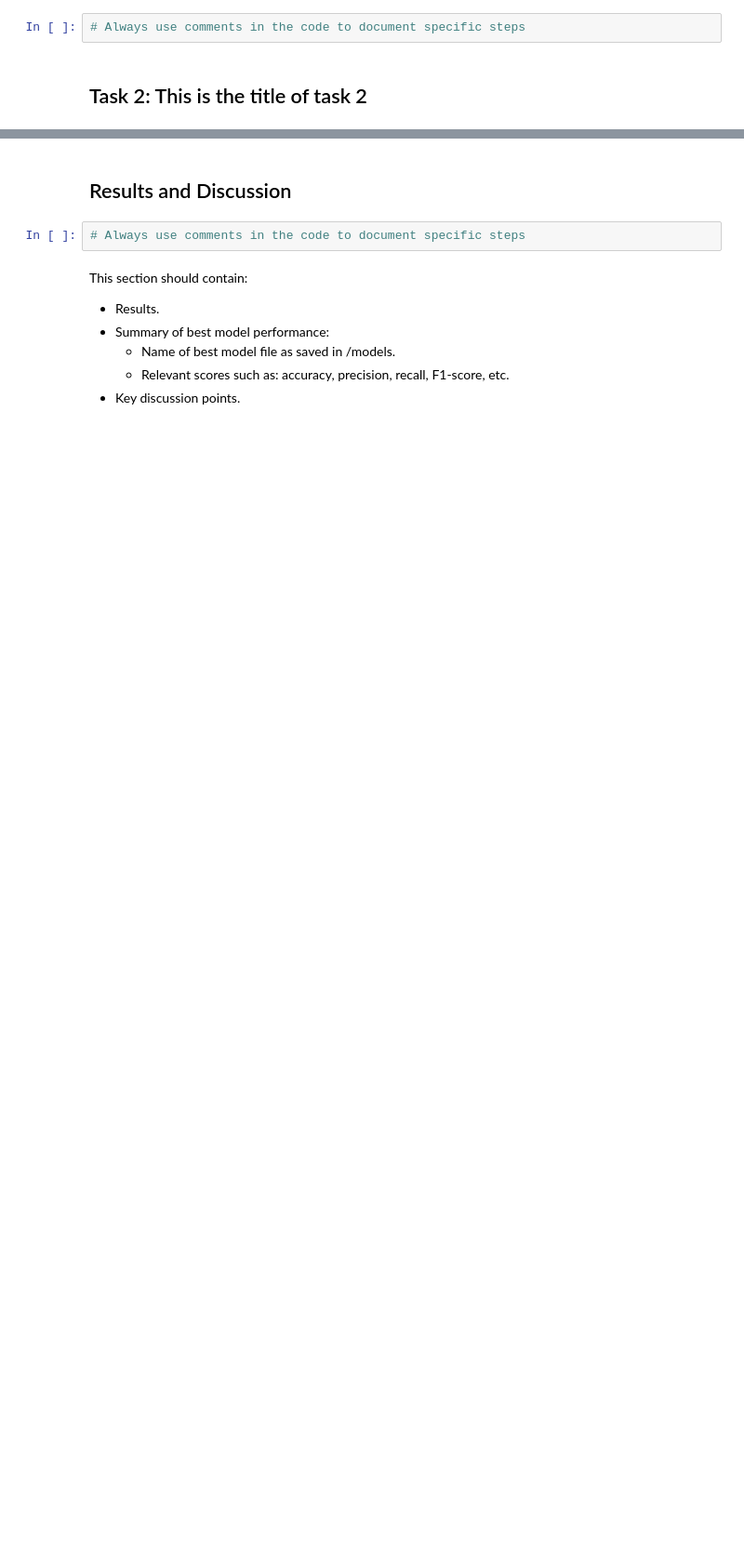
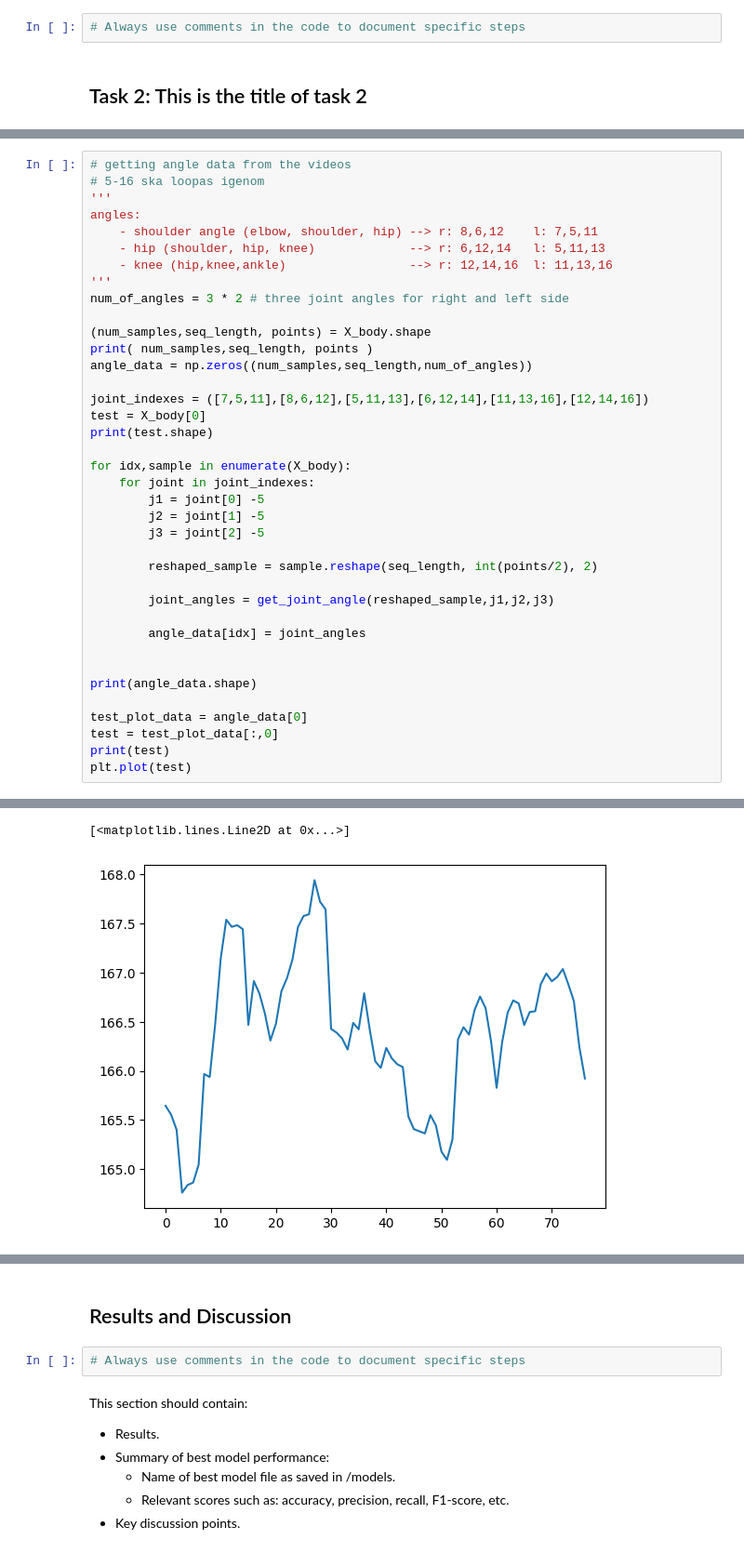
Before and after one commit to linahagberg/Assignment_4_Lina_Ella, a Jupyter notebook: Lina_Ella__assingment4.ipynb, the cells around one changed output, grey strips where cells are left out. Shown: that part at 93% size. Cells and saved outputs as stored; diff of their text form; blank space fills up the shorter version.

```diff
--- a/Lina_Ella__assingment4.ipynb
+++ b/Lina_Ella__assingment4.ipynb
@@ -613,0 +686,39 @@ This section should contain the solution of task 2.
+# %%
+# getting angle data from the videos
+# 5-16 ska loopas igenom
+'''
+angles:
+    - shoulder angle (elbow, shoulder, hip) --> r: 8,6,12    l: 7,5,11
+    - hip (shoulder, hip, knee)             --> r: 6,12,14   l: 5,11,13
+    - knee (hip,knee,ankle)                 --> r: 12,14,16  l: 11,13,16
+'''
+num_of_angles = 3 * 2 # three joint angles for right and left side
+
+(num_samples,seq_length, points) = X_body.shape
+print( num_samples,seq_length, points )
+angle_data = np.zeros((num_samples,seq_length,num_of_angles))
+
+joint_indexes = ([7,5,11],[8,6,12],[5,11,13],[6,12,14],[11,13,16],[12,14,16])
+test = X_body[0]
+print(test.shape)
+
+for idx,sample in enumerate(X_body):
+    for joint in joint_indexes:
+        j1 = joint[0] -5
+        j2 = joint[1] -5
+        j3 = joint[2] -5
+
+        reshaped_sample = sample.reshape(seq_length, int(points/2), 2)
+
+        joint_angles = get_joint_angle(reshaped_sample,j1,j2,j3)
+
+        angle_data[idx] = joint_angles
+
+
+print(angle_data.shape)
+
+test_plot_data = angle_data[0]
+test = test_plot_data[:,0]
+print(test)
+plt.plot(test)
+# %% [output]
@@ -613,0 +734,2 @@ This section should contain the solution of task 2.
+[<matplotlib.lines.Line2D at 0x...>]
+[figure, added]
```
Also changed, not shown: parts of 26 cells of this notebook.
